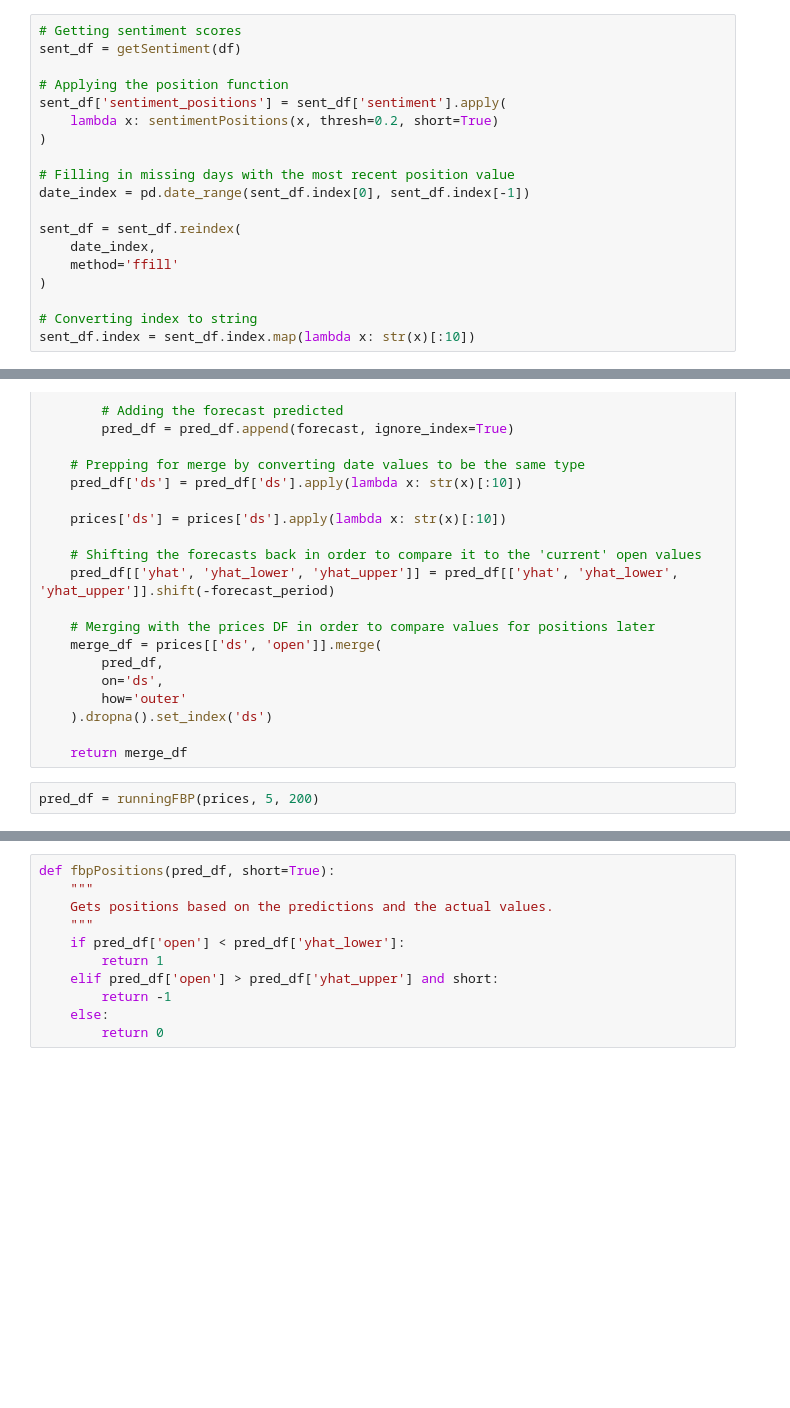
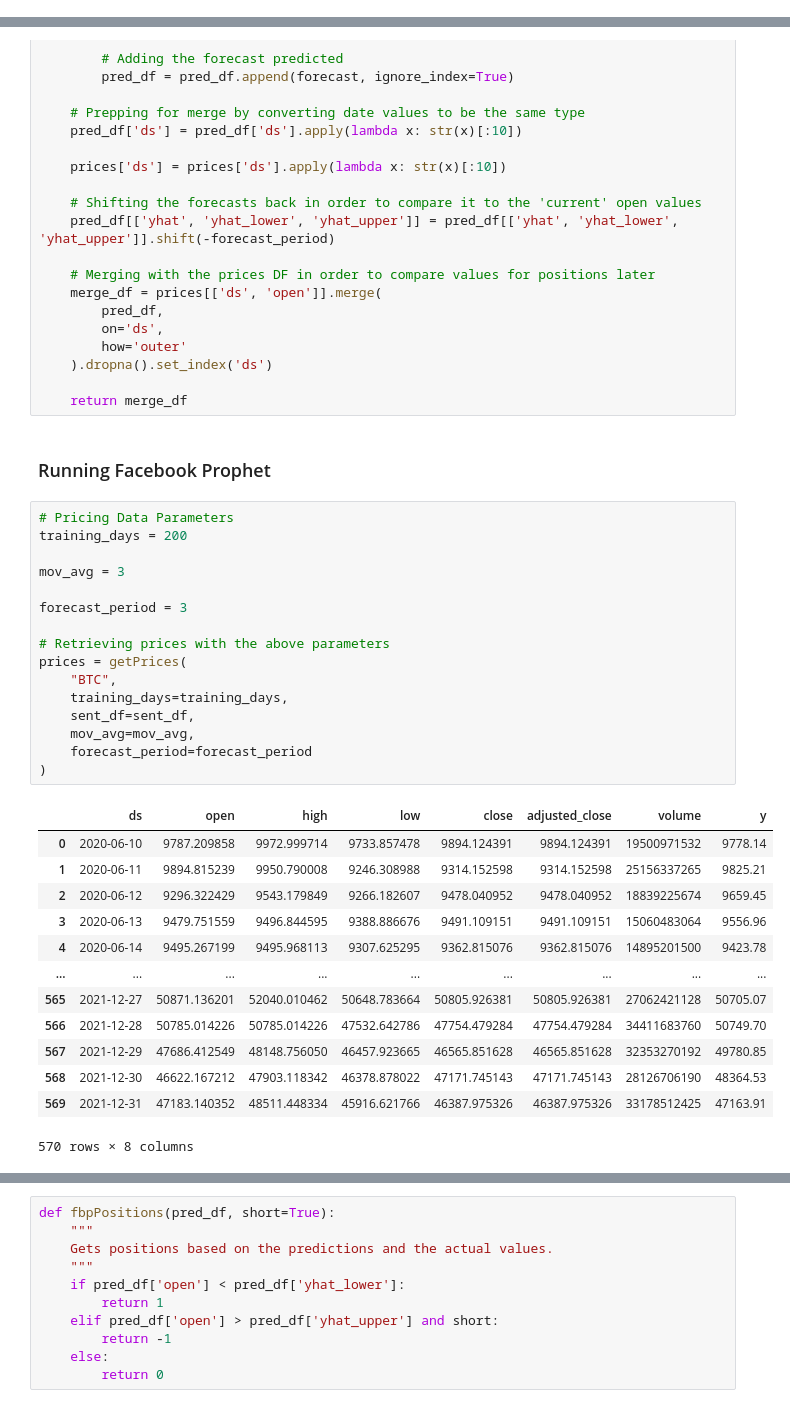
Before and after one commit to marcosan93/Medium-Misc-Tutorials, a Jupyter notebook: Crypto-Tutorials/FBProphet-Twitter-Sentiment.ipynb, the cells around one changed output, grey strips where cells are left out. Drawn from its saved outputs; the diff is of its cells as text; blank space fills up the shorter version.

```diff
--- a/Crypto-Tutorials/FBProphet-Twitter-Sentiment.ipynb
+++ b/Crypto-Tutorials/FBProphet-Twitter-Sentiment.ipynb
@@ -256,19 +197,0 @@ def sentimentPositions(val, thresh=0.1, short=True):
-# %%
-# Getting sentiment scores
-sent_df = getSentiment(df)
-
-# Applying the position function
-sent_df['sentiment_positions'] = sent_df['sentiment'].apply(
-    lambda x: sentimentPositions(x, thresh=0.2, short=True)
-)
-
-# Filling in missing days with the most recent position value
-date_index = pd.date_range(sent_df.index[0], sent_df.index[-1])
-
-sent_df = sent_df.reindex(
-    date_index,
-    method='ffill'
-)
-
-# Converting index to string
-sent_df.index = sent_df.index.map(lambda x: str(x)[:10])
@@ -438,5 +316,35 @@ def runningFBP(prices, forecast_period, training_days):
     ).dropna().set_index('ds')
 
     return merge_df
-# %%
-pred_df = runningFBP(prices, 5, 200)
+# %% [markdown]
+### Running Facebook Prophet
+# %%
+# Pricing Data Parameters
+training_days = 200
+
+mov_avg = 3
+
+forecast_period = 3
+
+# Retrieving prices with the above parameters
+prices = getPrices(
+    "BTC",
+    training_days=training_days,
+    sent_df=sent_df,
+    mov_avg=mov_avg,
+    forecast_period=forecast_period
+)
+# %% [output]
+|  | ds | open | high | low | close | adjusted_close | volume | y |
+| 0 | 2020-06-10 | 9787.209858 | 9972.999714 | 9733.857478 | 9894.124391 | 9894.124391 | 19500971532 | 9778.14 |
+| 1 | 2020-06-11 | 9894.815239 | 9950.790008 | 9246.308988 | 9314.152598 | 9314.152598 | 25156337265 | 9825.21 |
+| 2 | 2020-06-12 | 9296.322429 | 9543.179849 | 9266.182607 | 9478.040952 | 9478.040952 | 18839225674 | 9659.45 |
+| 3 | 2020-06-13 | 9479.751559 | 9496.844595 | 9388.886676 | 9491.109151 | 9491.109151 | 15060483064 | 9556.96 |
+| 4 | 2020-06-14 | 9495.267199 | 9495.968113 | 9307.625295 | 9362.815076 | 9362.815076 | 14895201500 | 9423.78 |
+| ... | ... | ... | ... | ... | ... | ... | ... | ... |
+| 565 | 2021-12-27 | 50871.136201 | 52040.010462 | 50648.783664 | 50805.926381 | 50805.926381 | 27062421128 | 50705.07 |
+| 566 | 2021-12-28 | 50785.014226 | 50785.014226 | 47532.642786 | 47754.479284 | 47754.479284 | 34411683760 | 50749.70 |
+| 567 | 2021-12-29 | 47686.412549 | 48148.756050 | 46457.923665 | 46565.851628 | 46565.851628 | 32353270192 | 49780.85 |
+| 568 | 2021-12-30 | 46622.167212 | 47903.118342 | 46378.878022 | 47171.745143 | 47171.745143 | 28126706190 | 48364.53 |
+| 569 | 2021-12-31 | 47183.140352 | 48511.448334 | 45916.621766 | 46387.975326 | 46387.975326 | 33178512425 | 47163.91 |
+570 rows × 8 columns
```
Also changed, not shown: parts of 26 cells of this notebook.
